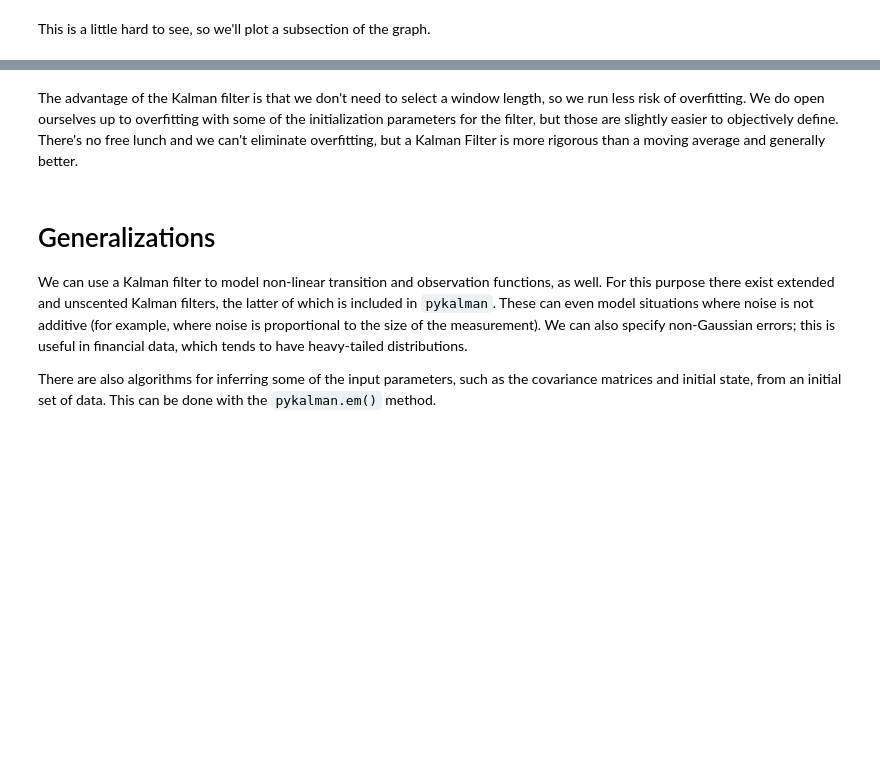
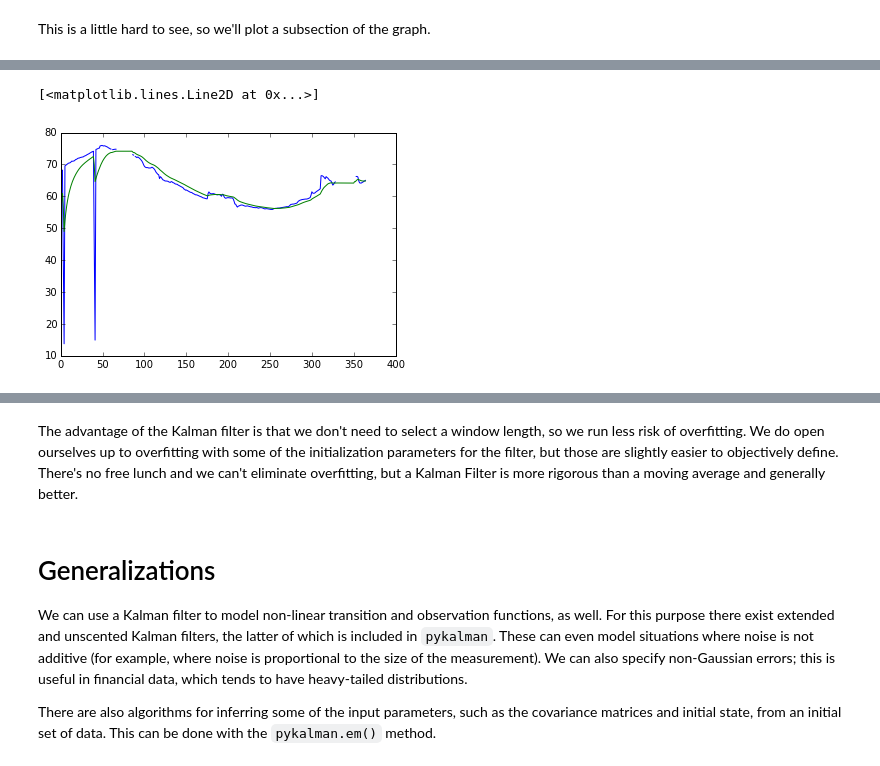
Before and after one commit to sgkang/DamGeophysics, a Jupyter notebook: notebook/Kalman Filters_LIM-Waterlevel.ipynb, the cells around one changed output, grey strips where cells are left out. Saved outputs shown, nothing was run; the diff lists cells and outputs as text; code cells hidden in the pictures; blank space fills up the shorter version.

```diff
--- a/notebook/Kalman Filters_LIM-Waterlevel.ipynb
+++ b/notebook/Kalman Filters_LIM-Waterlevel.ipynb
@@ -258 +274,7 @@ plt.ylabel('upperH_med');
+# %%
+plt.plot(df_DC[txrxID[2]])
+plt.plot(state_means)
+# %% [output]
+[<matplotlib.lines.Line2D at 0x...>]
+[figure, added]
 # %%
```
Also changed, not shown: parts of 9 cells of this notebook.
